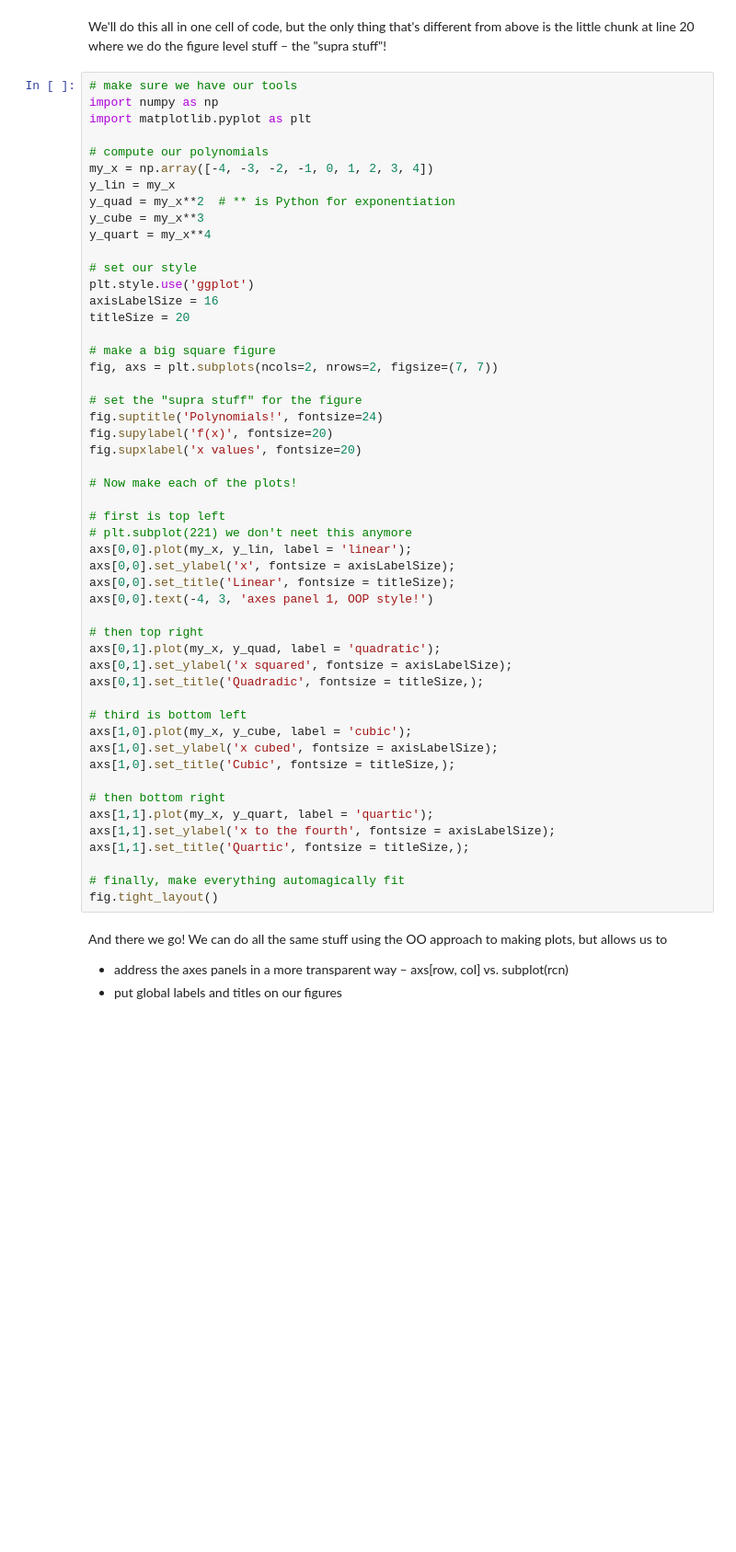
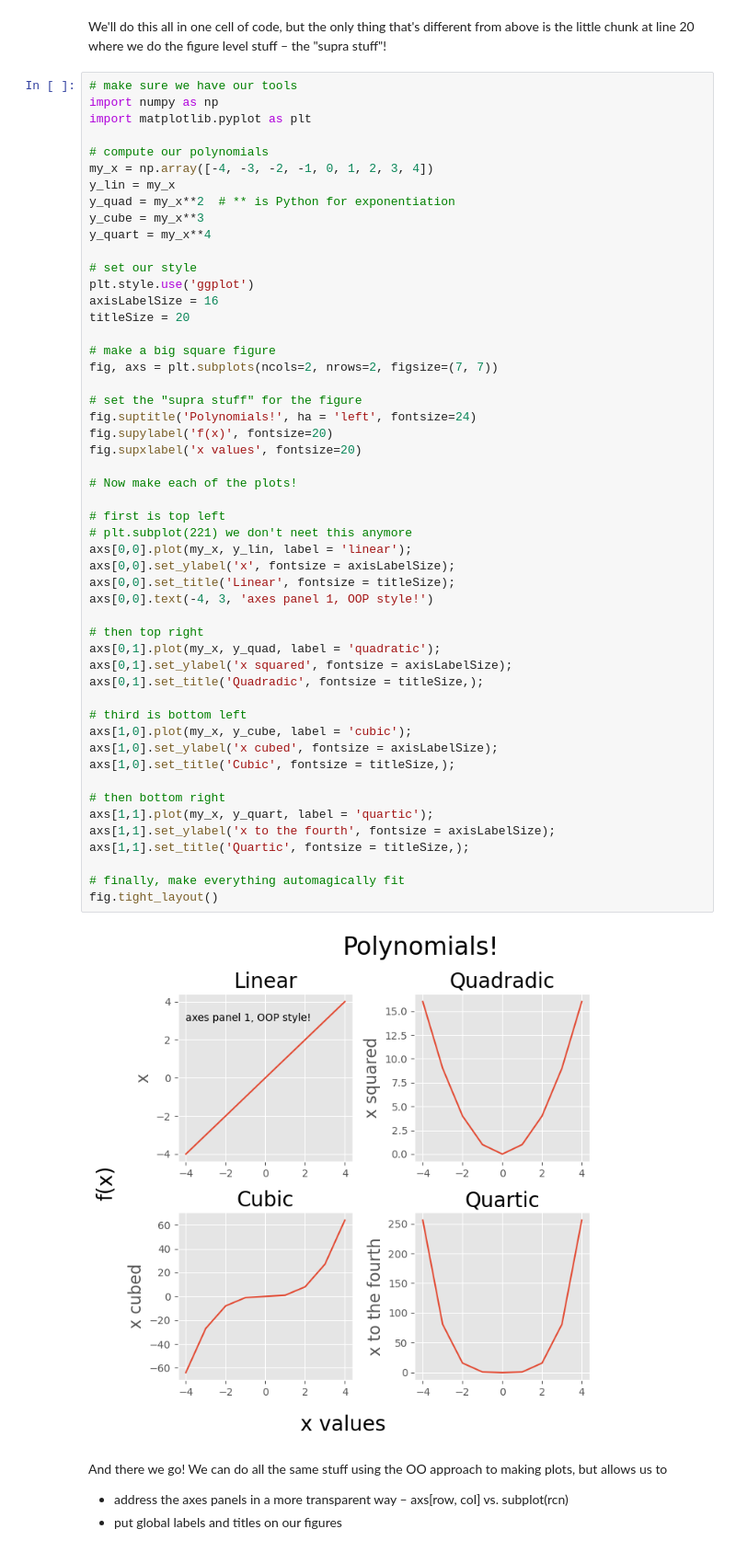
Before and after one commit to kzapalac/PythonTutorials, a Jupyter notebook: tutorial_ex_15/tutorial015-1.ipynb, the cells around one changed output. Shown at 92% size. Saved outputs shown, nothing was run; the diff lists cells and outputs as text; blank space fills up the shorter version.

```diff
--- a/tutorial_ex_15/tutorial015-1.ipynb
+++ b/tutorial_ex_15/tutorial015-1.ipynb
@@ -606,36 +675,38 @@ titleSize = 20
 fig, axs = plt.subplots(ncols=2, nrows=2, figsize=(7, 7))
 
 # set the "supra stuff" for the figure
-fig.suptitle('Polynomials!', fontsize=24)
+fig.suptitle('Polynomials!', ha = 'left', fontsize=24)
 fig.supylabel('f(x)', fontsize=20)
 fig.supxlabel('x values', fontsize=20)
 
 # Now make each of the plots!
 
 # first is top left
 # plt.subplot(221) we don't neet this anymore
 axs[0,0].plot(my_x, y_lin, label = 'linear');
 axs[0,0].set_ylabel('x', fontsize = axisLabelSize);
 axs[0,0].set_title('Linear', fontsize = titleSize);
 axs[0,0].text(-4, 3, 'axes panel 1, OOP style!')
 
 # then top right
 axs[0,1].plot(my_x, y_quad, label = 'quadratic');
 axs[0,1].set_ylabel('x squared', fontsize = axisLabelSize);
 axs[0,1].set_title('Quadradic', fontsize = titleSize,);
 
 # third is bottom left
 axs[1,0].plot(my_x, y_cube, label = 'cubic');
 axs[1,0].set_ylabel('x cubed', fontsize = axisLabelSize);
 axs[1,0].set_title('Cubic', fontsize = titleSize,);
 
 # then bottom right
 axs[1,1].plot(my_x, y_quart, label = 'quartic');
 axs[1,1].set_ylabel('x to the fourth', fontsize = axisLabelSize);
 axs[1,1].set_title('Quartic', fontsize = titleSize,);
 
 # finally, make everything automagically fit
 fig.tight_layout()
+# %% [output]
+[figure, added]
 # %% [markdown]
 And there we go! We can do all the same stuff using the OO approach to making plots, but allows us to
 
```
Also changed, not shown: parts of 26 cells of this notebook.
